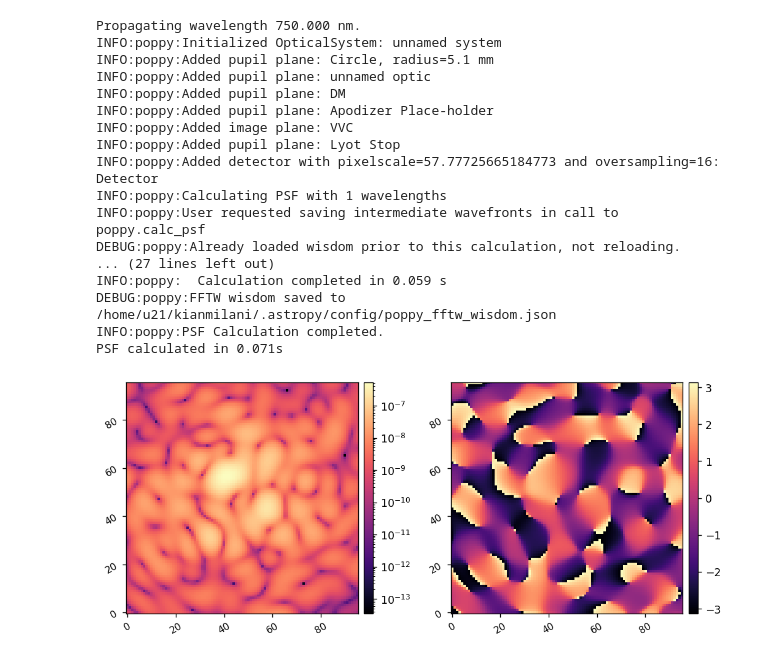
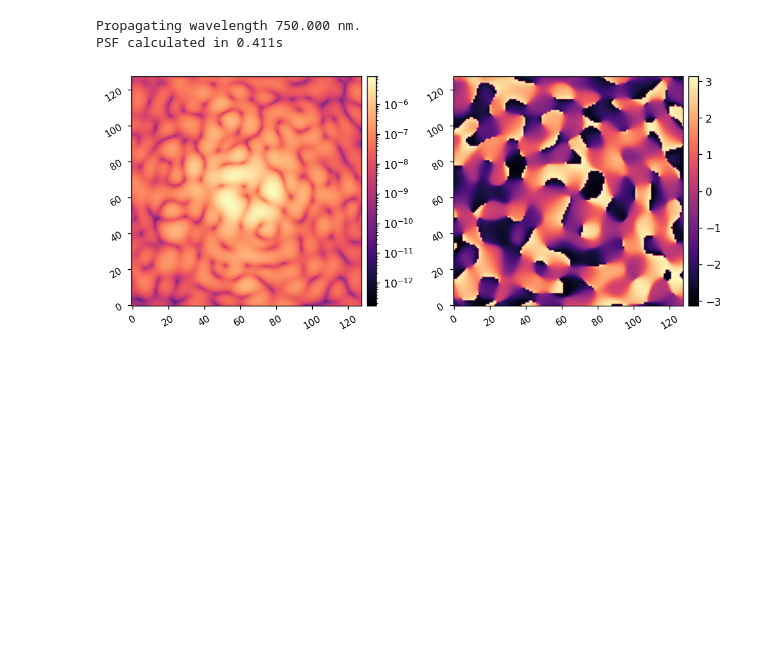
Before and after one commit to kian1377/apra-howfsc-models, a Jupyter notebook: test_compact_model.ipynb, the cells around one changed output. Drawn from its saved outputs; the diff is of its cells as text; code cells hidden in the pictures; blank space fills up the shorter version.

```diff
--- a/test_compact_model.ipynb
+++ b/test_compact_model.ipynb
@@ -9,7 +9,7 @@ from IPython.display import clear_output
 from importlib import reload
 
 import poppy
-from poppy.poppy_core import PlaneType
+xp = cp if poppy.accel_math._USE_CUPY else np
 
 import logging, sys
 poppy_log = logging.getLogger('poppy')
@@ -21,11 +21,26 @@ import warnings
 warnings.filterwarnings("ignore")
 
 from prop_models import compact, agpm
-import misc_funs as misc
 reload(compact)
+
+from wfsc_1dm import utils
+
+from imshows import *
 
 wavelength_c = 750e-9*u.m
 
 reload(agpm)
 vortex = agpm.IdealAGPM(name='VVC', wavelength=wavelength_c, charge=6)
 lyot_stop = poppy.CircularAperture(name='Lyot Stop', radius=3*u.mm, gray_pixel=False)
+
+wfe_fits = fits.open('phase-retrieval-data/post_fpm_pupil_wfe.fits')
+wfe = wfe_fits[0].data
+wfe_pxscl = wfe_fits[0].header['PIXELSCL'] * u.m/u.pix
+wfe_fits.close()
+imshow2(wfe[0], wfe[1])
+
+WFE = poppy.ArrayOpticalElement(transmission=wfe[0],
+                                opd=wfe[1]*wavelength_c.to_value(u.m)/(2*np.pi),
+                                pixelscale=wfe_pxscl,
+                               )
+imshow2(WFE.amplitude, WFE.opd)
@@ -60,36 +50,26 @@ misc.imshow2(wfe.amplitude, wfe.opd)
 # %%
+reload(compact)
+c = compact.CORO()
+
+c.npix = 256
+c.oversample = 16
+c.npsf = 128
+
 c.reset_dm()
-# c.set_dm(com_2)
 
 c.RETRIEVED = None
-c.RETRIEVED = wfe
+c.RETRIEVED = WFE
 
-# c.FPM = None
+c.FPM = None
+c.LYOT = None
+
 c.FPM = vortex
-
-# c.LYOT = None
 c.LYOT = lyot_stop
 
 wfs = c.calc_wfs()
-
-misc.imshow2(wfs[-1].intensity, wfs[-1].phase, lognorm1=True)
+imshow2(wfs[-1].intensity, wfs[-1].phase, lognorm1=True)
 # %% [output]
 Propagating wavelength 750.000 nm.
-INFO:poppy:Initialized OpticalSystem: unnamed system
-INFO:poppy:Added pupil plane: Circle, radius=5.1 mm
-INFO:poppy:Added pupil plane: unnamed optic
-INFO:poppy:Added pupil plane: DM
-INFO:poppy:Added pupil plane: Apodizer Place-holder
-INFO:poppy:Added image plane: VVC
-INFO:poppy:Added pupil plane: Lyot Stop
-INFO:poppy:Added detector with pixelscale=57.77725665184773 and oversampling=16: Detector
-INFO:poppy:Calculating PSF with 1 wavelengths
-INFO:poppy:User requested saving intermediate wavefronts in call to poppy.calc_psf
-DEBUG:poppy:Already loaded wisdom prior to this calculation, not reloading.
-... (27 lines left out)
-INFO:poppy:  Calculation completed in 0.059 s
-DEBUG:poppy:FFTW wisdom saved to /home/u21/kianmilani/.astropy/config/poppy_fftw_wisdom.json
-INFO:poppy:PSF Calculation completed.
-PSF calculated in 0.071s
+PSF calculated in 0.411s
-[figure, old version]
+[figure, new version]
 # %%
```
Also changed, not shown: parts of 6 cells of this notebook, 8 other files.
